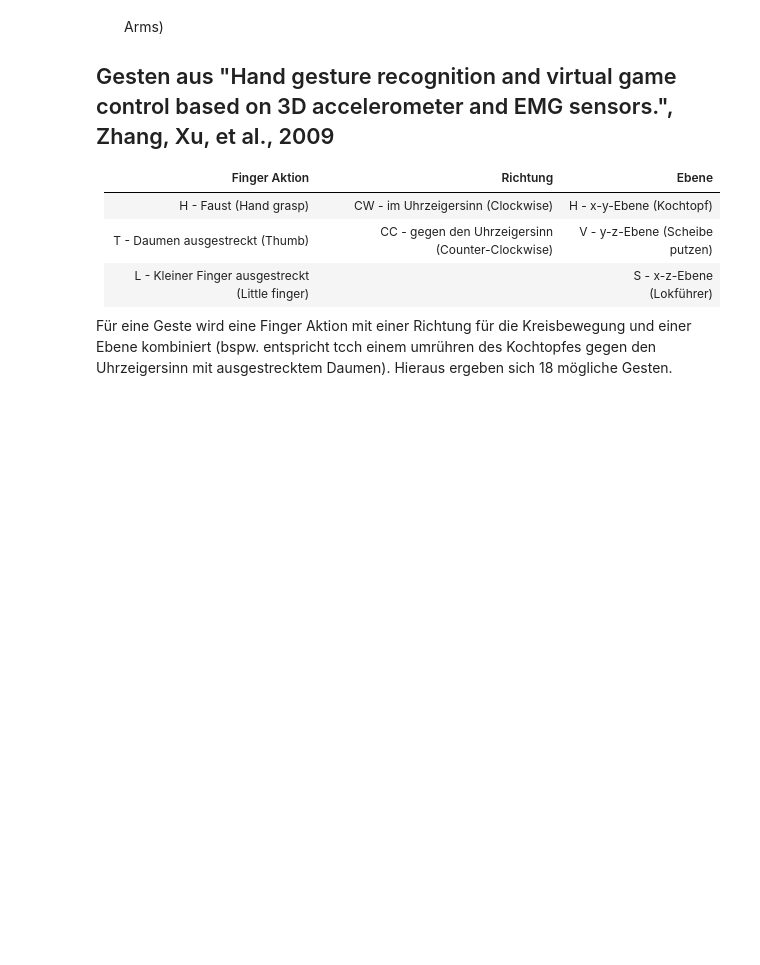
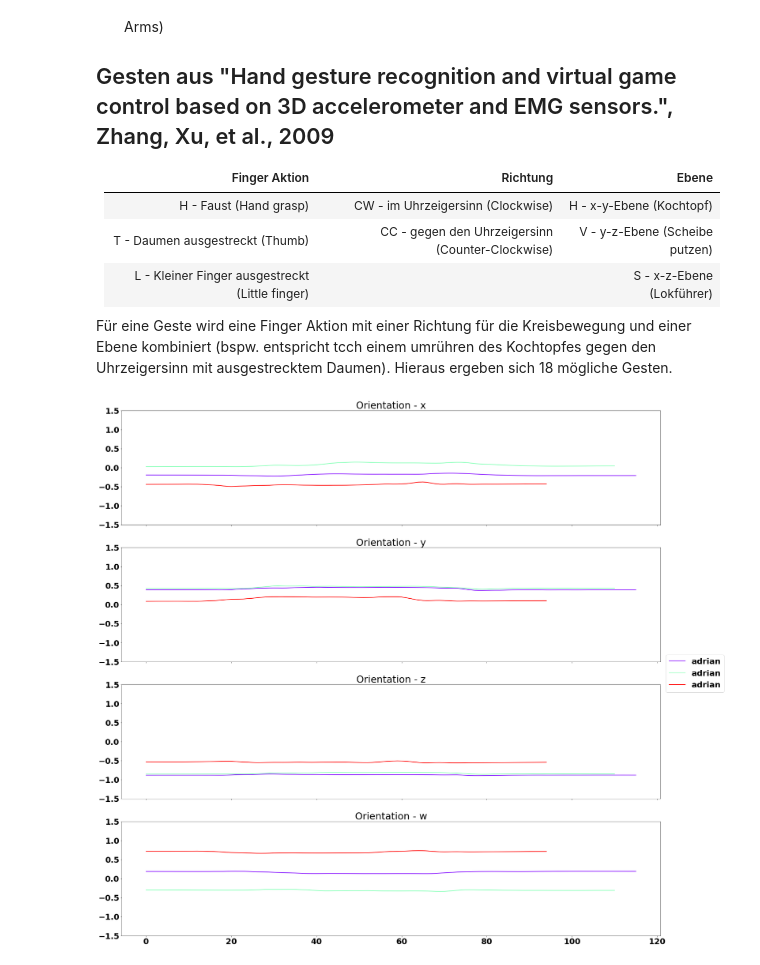
Before and after one commit to Adrian-Steinert/Myo-GestureRecognition, a Jupyter notebook: Code/Notebooks/gesture_comparison.ipynb, the cells around one changed output. Drawn from its saved outputs; the diff is of its cells as text; code cells hidden in the pictures; blank space fills up the shorter version.

```diff
--- a/Code/Notebooks/gesture_comparison.ipynb
+++ b/Code/Notebooks/gesture_comparison.ipynb
@@ -45,15 +45,31 @@ Für eine Geste wird eine Finger Aktion mit einer Richtung für die Kreisbewegun
 # %%
 # the string should look like this:
 # 'user/gesture_name/pickle_file'
 #
 # you can also use wild cards (*) to print multiple gestures in the same plots e.g.:
 # 'user/gesture_name/*' #plot all recordings of gesture_name for user
 
 #gesture_string = 'ruben/small_stop/*'
 
 
 ####### Do not change below here #######
 
 #gestures = load_gestures(glob('../Data/converted/' + gesture_string))
-gestures = load_gestures(glob('../Data/converted/flo/big_stop/*'))
-all_print(gestures)
+gestures = load_gestures(glob('../Data/converted/adrian/small_stop/*'))
+#gestures += load_gestures(glob('../Data/converted/adrian/big_stop/*'))
+gestures += load_gestures(glob('../Data/converted/adrian/come_up/*'))
+#all_print(gestures)
+all_data = load_gestures(glob('../Data/converted/adrian/come_here/*'))
+#all_data += load_gestures(glob('../Data/converted/c*/big_stop/*'))
+#all_data += load_gestures(glob('../Data/converted/f*/big_stop/*'))
+#all_data += load_gestures(glob('../Data/converted/k*/big_stop/*'))
+#all_data += load_gestures(glob('../Data/converted/l*/big_stop/*'))
+#all_data += load_gestures(glob('../Data/converted/m*/big_stop/*'))
+#all_data += load_gestures(glob('../Data/converted/n*/big_stop/*'))
+#all_data += load_gestures(glob('../Data/converted/o*/big_stop/*'))
+#all_data += load_gestures(glob('../Data/converted/p*/big_stop/*'))
+#all_data += load_gestures(glob('../Data/converted/r*/big_stop/*'))
+#all_data += load_gestures(glob('../Data/converted/s*/big_stop/*'))
+orientation_print(all_data)
+# %% [output]
+[figure, added]
```
Also changed, not shown: 3 other files.
